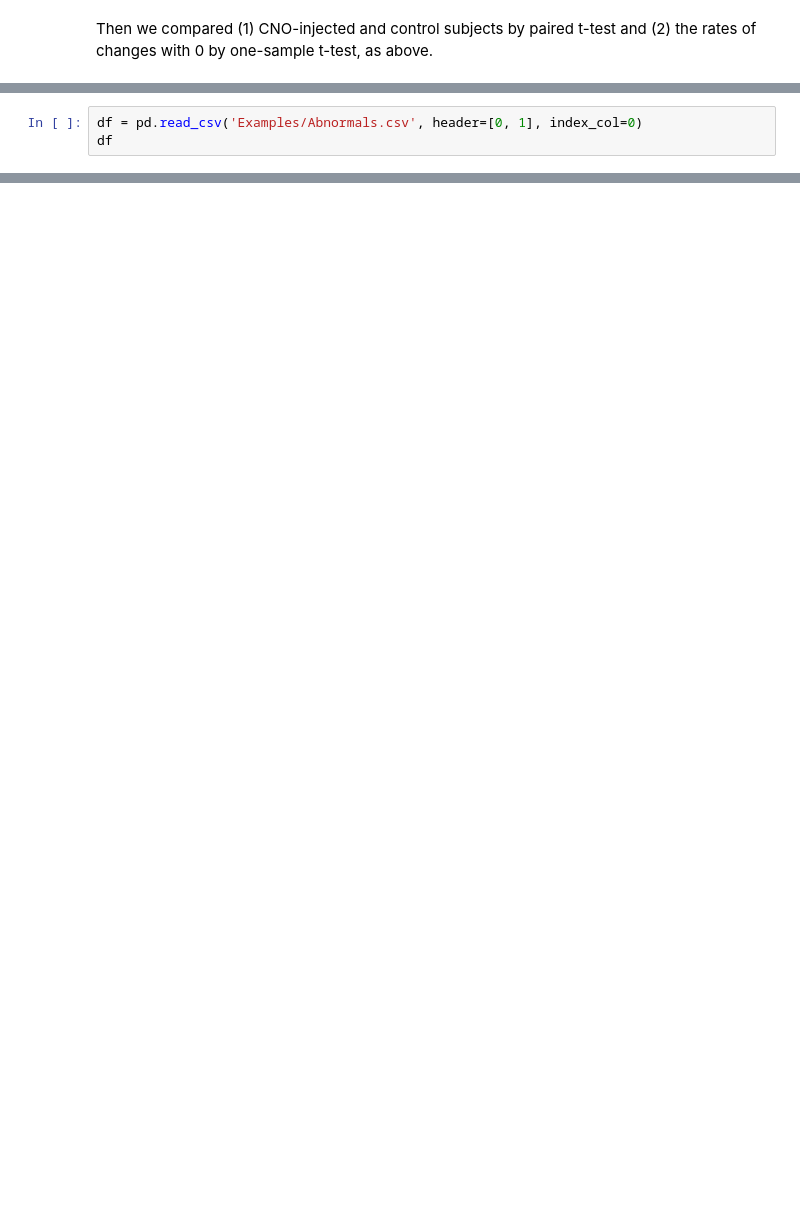
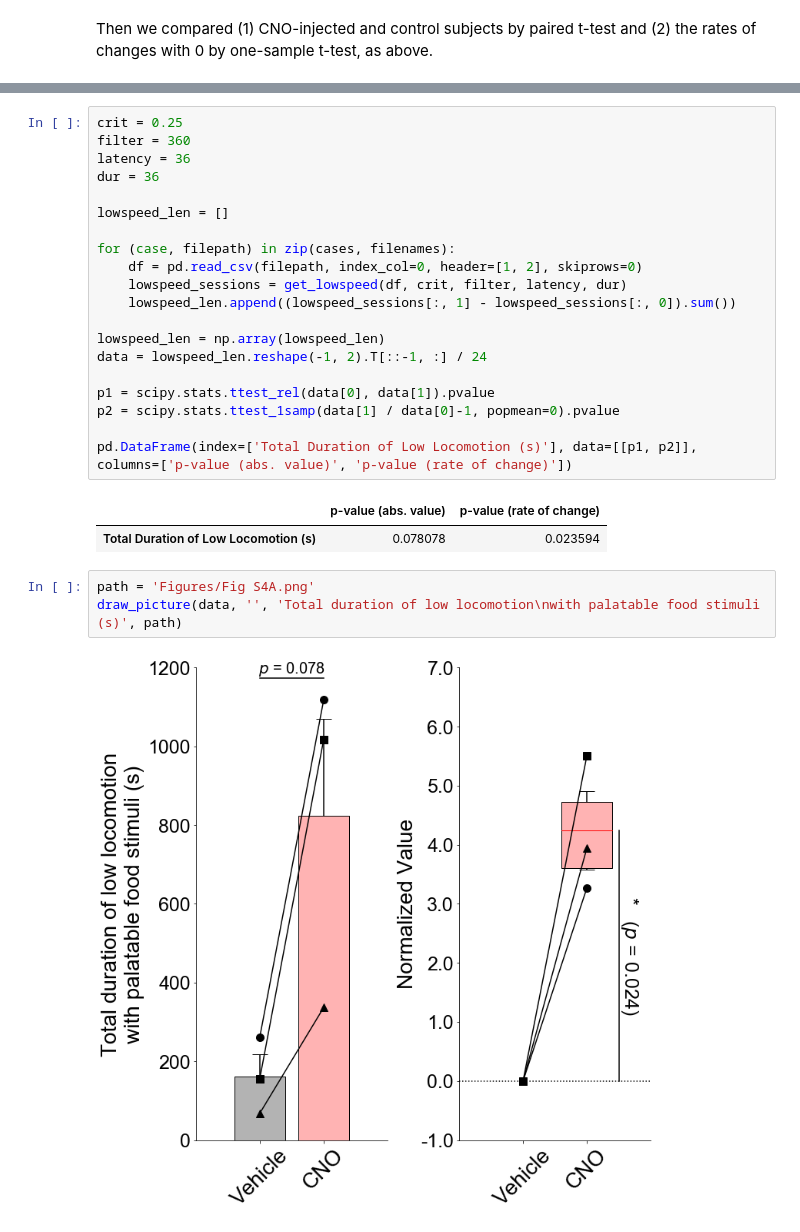
Before and after one commit to Gavroche11/Monkey_chemogenetics, a Jupyter notebook: test.ipynb, the cells around one changed output, grey strips where cells are left out. Cells and saved outputs as stored; diff of their text form; blank space fills up the shorter version.

```diff
--- a/test.ipynb
+++ b/test.ipynb
@@ -283,3 +132,0 @@ Here, Condition 1, 2, 3, and 4 corresponds to the experimental conditions with t
-# %%
-df = pd.read_csv('Examples/Abnormals.csv', header=[0, 1], index_col=0)
-df
@@ -383,0 +158,28 @@ Cond:State    1.3988 3.0000 3.0000 0.3947
+# %%
+crit = 0.25
+filter = 360
+latency = 36
+dur = 36
+
+lowspeed_len = []
+
+for (case, filepath) in zip(cases, filenames):
+    df = pd.read_csv(filepath, index_col=0, header=[1, 2], skiprows=0)
+    lowspeed_sessions = get_lowspeed(df, crit, filter, latency, dur)
+    lowspeed_len.append((lowspeed_sessions[:, 1] - lowspeed_sessions[:, 0]).sum())
+
+lowspeed_len = np.array(lowspeed_len)
+data = lowspeed_len.reshape(-1, 2).T[::-1, :] / 24
+
+p1 = scipy.stats.ttest_rel(data[0], data[1]).pvalue
+p2 = scipy.stats.ttest_1samp(data[1] / data[0]-1, popmean=0).pvalue
+
+pd.DataFrame(index=['Total Duration of Low Locomotion (s)'], data=[[p1, p2]], columns=['p-value (abs. value)', 'p-value (rate of change)'])
+# %% [output]
+|  | p-value (abs. value) | p-value (rate of change) |
+| Total Duration of Low Locomotion (s) | 0.078078 | 0.023594 |
+# %%
+path = 'Figures/Fig S4A.png'
+draw_picture(data, '', 'Total duration of low locomotion\nwith palatable food stimuli (s)', path)
+# %% [output]
+[figure, added]
```
Also changed, not shown: parts of 52 cells of this notebook, 17 other files.
